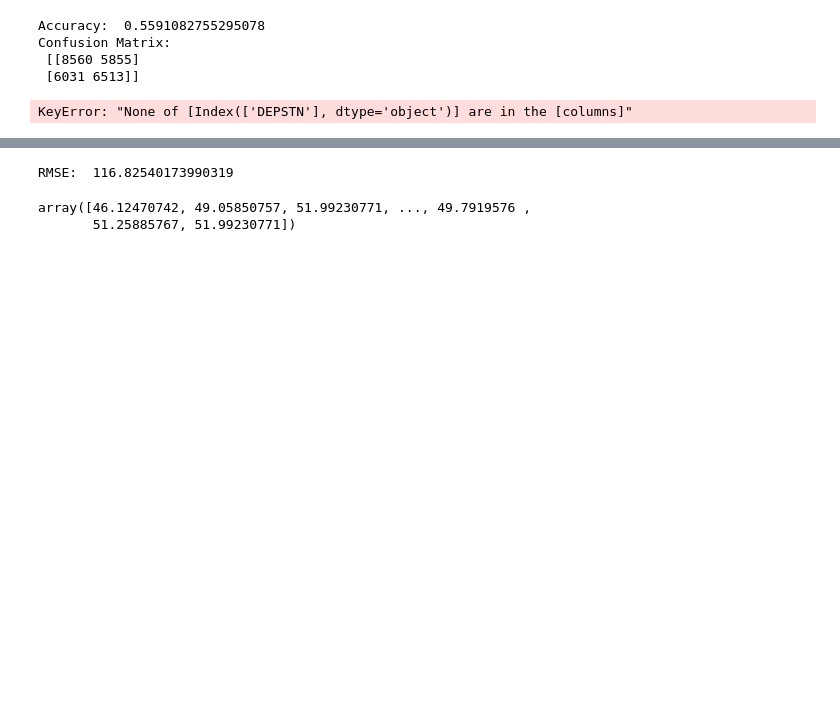
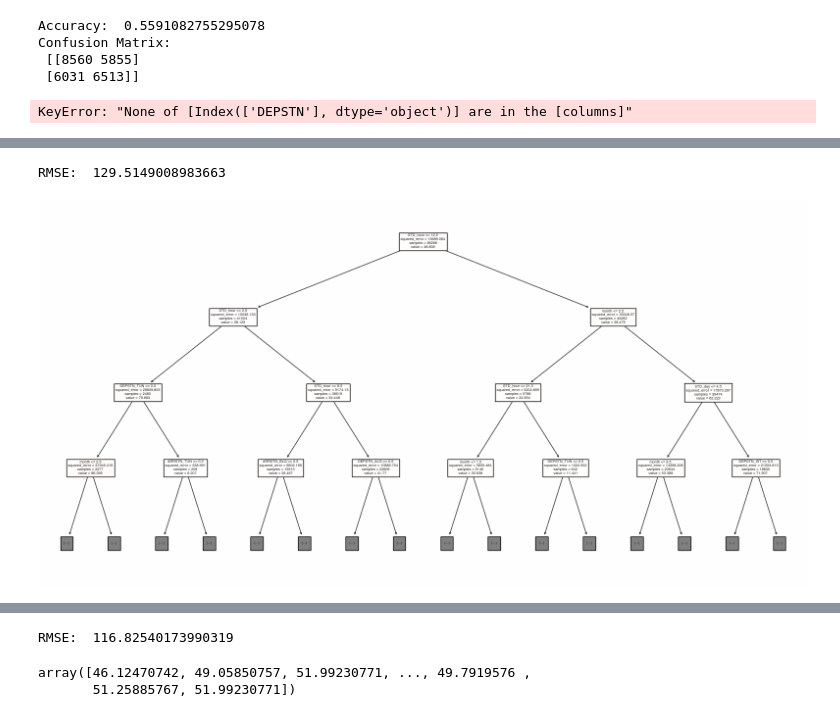
Before and after one commit to tanjina-hub/ml-project-fight-delay-prediction, a Jupyter notebook: EDA-and-modeling copy.ipynb, the cells around one changed output, grey strips where cells are left out. Cells and saved outputs as stored; diff of their text form; code cells hidden in the pictures; blank space fills up the shorter version.

```diff
--- a/EDA-and-modeling copy.ipynb
+++ b/EDA-and-modeling copy.ipynb
@@ -845,6 +743,11 @@ one_hot_cols = [col for col in df.columns if 'DEPSTN' in col or 'ARRSTN' in col]
 # Select feature columns
 feature_cols = one_hot_cols
 
+
+feature_cols.append('month')
+feature_cols.append('STD_day')
+feature_cols.append('STD_hour')
+
 # Create X (features) and y (response)
 X = df[feature_cols]
 y = df['delay']
@@ -853,7 +756,7 @@ y = df['delay']
 X_train, X_test, y_train, y_test = train_test_split(X, y,test_size=0.2,random_state=42)
 
 # Instantiate model
-dec_tree = DecisionTreeClassifier() # Increase max_iter if the model doesn't converge
+dec_tree = DecisionTreeRegressor() # Increase max_iter if the model doesn't converge
 
 # Fit model to training data
 dec_tree.fit(X_train, y_train)
@@ -878,0 +788,36 @@ Confusion Matrix:
+# %%
+# Import necessary libraries
+from sklearn.model_selection import train_test_split
+from sklearn.tree import DecisionTreeRegressor
+from sklearn.metrics import mean_squared_error
+y = df['target']
+
+# Assume X and y are your features and target
+X_train, X_test, y_train, y_test = train_test_split(X, y, test_size=0.2, random_state=42)
+
+# Instantiate model
+dec_tree = DecisionTreeRegressor(random_state=42)
+
+# Fit model to training data
+dec_tree.fit(X_train, y_train)
+
+# Make predictions on test data
+y_pred = dec_tree.predict(X_test)
+
+# Compute and print RMSE
+print("RMSE: ", mean_squared_error(y_test, y_pred, squared=False))
+# %% [output]
+RMSE:  129.5149008983663
+# %%
+# Import necessary libraries
+from sklearn.model_selection import train_test_split
+from sklearn.tree import DecisionTreeRegressor
+from sklearn.metrics import mean_squared_error
+from sklearn.tree import plot_tree
+import matplotlib.pyplot as plt
+
+plt.figure(figsize=(20,10))
+plot_tree(dec_tree, filled=True, feature_names=X.columns, max_depth=3)
+plt.show()
+# %% [output]
+[figure, added]
```
Also changed, not shown: parts of 67 cells of this notebook.
